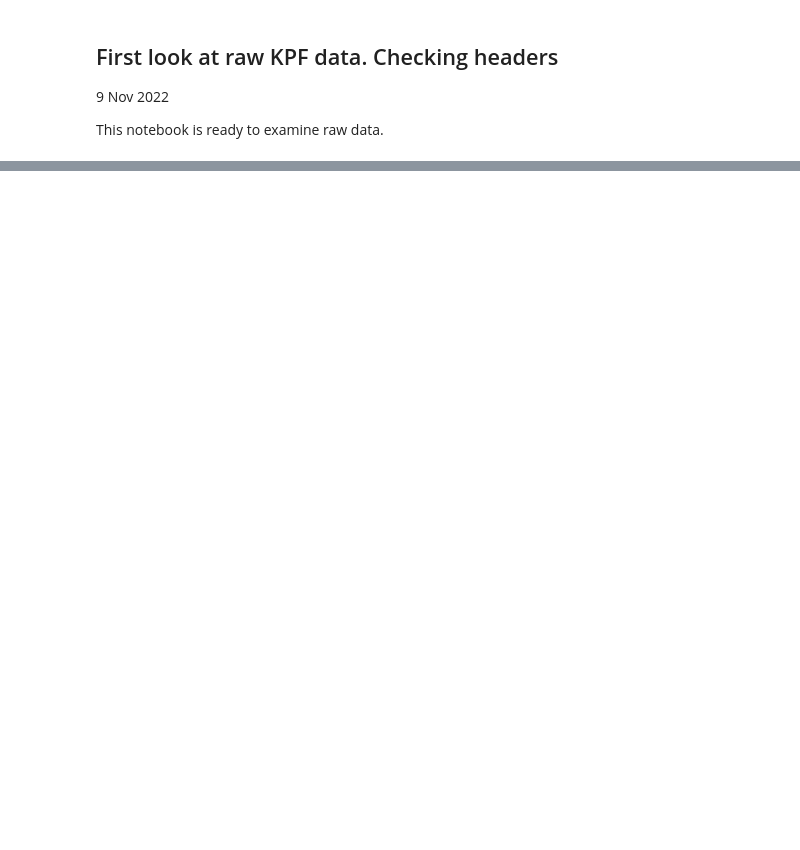
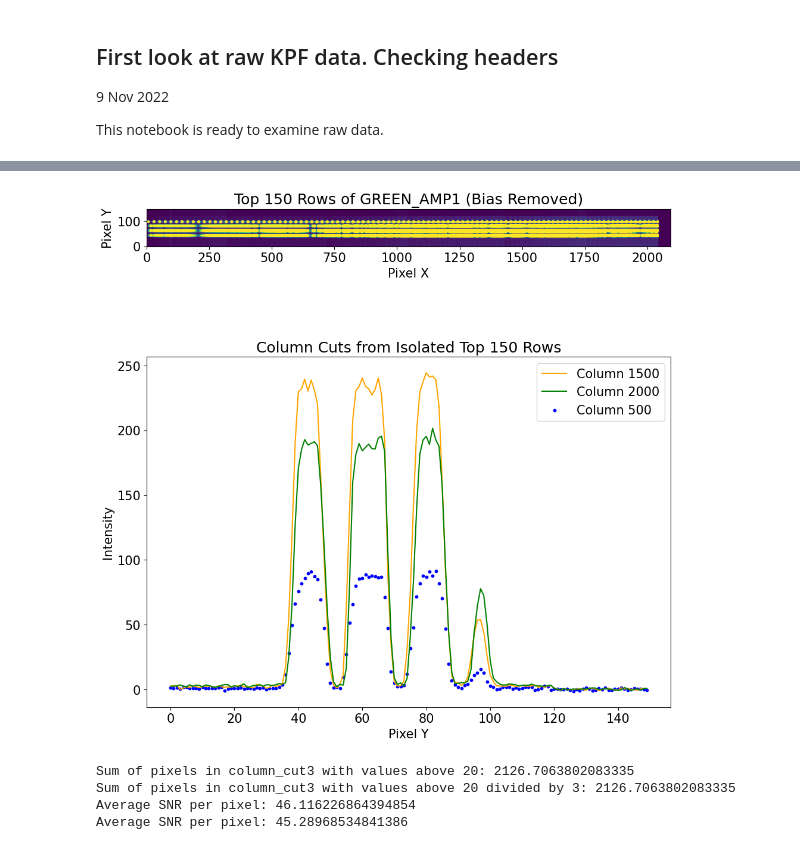
Before and after one commit to howardisaacson/Intro-2-Spectra, a Jupyter notebook: analysis/KPF/kpf_quick_raw.ipynb, the cells around one changed output, grey strips where cells are left out. Drawn from its saved outputs; the diff is of its cells as text; code cells hidden in the pictures; blank space fills up the shorter version.

```diff
--- a/analysis/KPF/kpf_quick_raw.ipynb
+++ b/analysis/KPF/kpf_quick_raw.ipynb
@@ -84,0 +68,49 @@ ax4.imshow(raw_g4,vmin = np.median(kpf_raw), vmax = np.median(kpf_raw) * 1.2)#,
+# %%
+# Isolate the top 150 rows from raw_g1_bias_removed
+isolated_section = raw_g1_bias_removed[-150:, :]
+
+# Create a new plot with subplots for column cuts
+fig, ax = plt.subplots(2, 1, figsize=(10, 12))
+
+# Plot the isolated section
+cax = ax[0].imshow(isolated_section, cmap='viridis', origin='lower',
+                   vmin=0, vmax=np.median(isolated_section) * 10)
+# fig.colorbar(cax, ax=ax[0])
+ax[0].set_title('Top 150 Rows of GREEN_AMP1 (Bias Removed)')
+ax[0].set_xlabel('Pixel X')
+ax[0].set_ylabel('Pixel Y')
+
+# Add column cuts by averaging over small sections of columns
+column_cut1 = isolated_section[:, 500]  # Example cut around column 500
+column_cut2 = isolated_section[:, 1500]  # Example cut around column 1000
+column_cut3 = isolated_section[:, 2000]  # Example cut around column 1500
+
+# Plot column cuts on the second subplot
+ax[1].scatter(range(len(column_cut1)), column_cut1, label='Column 500', color='blue', s=10)
+ax[1].plot(column_cut2, label='Column 1500', color='orange')
+ax[1].plot(column_cut3, label='Column 2000', color='green')
+ax[1].set_title('Column Cuts from Isolated Top 150 Rows')
+ax[1].set_xlabel('Pixel Y')
+ax[1].set_ylabel('Intensity')
+ax[1].legend()
+
+plt.tight_layout()
+plt.show()
+# %% [output]
+[figure, added]
+# %%
+# Sum the pixels in column_cut3 that have values above 20
+pixels_above_20 = column_cut3[column_cut3 > 20].sum()   / 3
+pixels_in_orders = column_cut3[30:90].sum() / 3
+snr_avg = np.sqrt(pixels_above_20)
+snr_avg2 = np.sqrt(pixels_in_orders)
+# Output the result
+print(f"Sum of pixels in column_cut3 with values above 20: {pixels_above_20}")
+print(f"Sum of pixels in column_cut3 with values above 20 divided by 3: {pixels_above_20}")
+print(f"Average SNR per pixel: {snr_avg}")
+print(f"Average SNR per pixel: {snr_avg2}")
+# %% [output]
+Sum of pixels in column_cut3 with values above 20: 2126.7063802083335
+Sum of pixels in column_cut3 with values above 20 divided by 3: 2126.7063802083335
+Average SNR per pixel: 46.116226864394854
+Average SNR per pixel: 45.28968534841386
```
Also changed, not shown: parts of 9 cells of this notebook.
